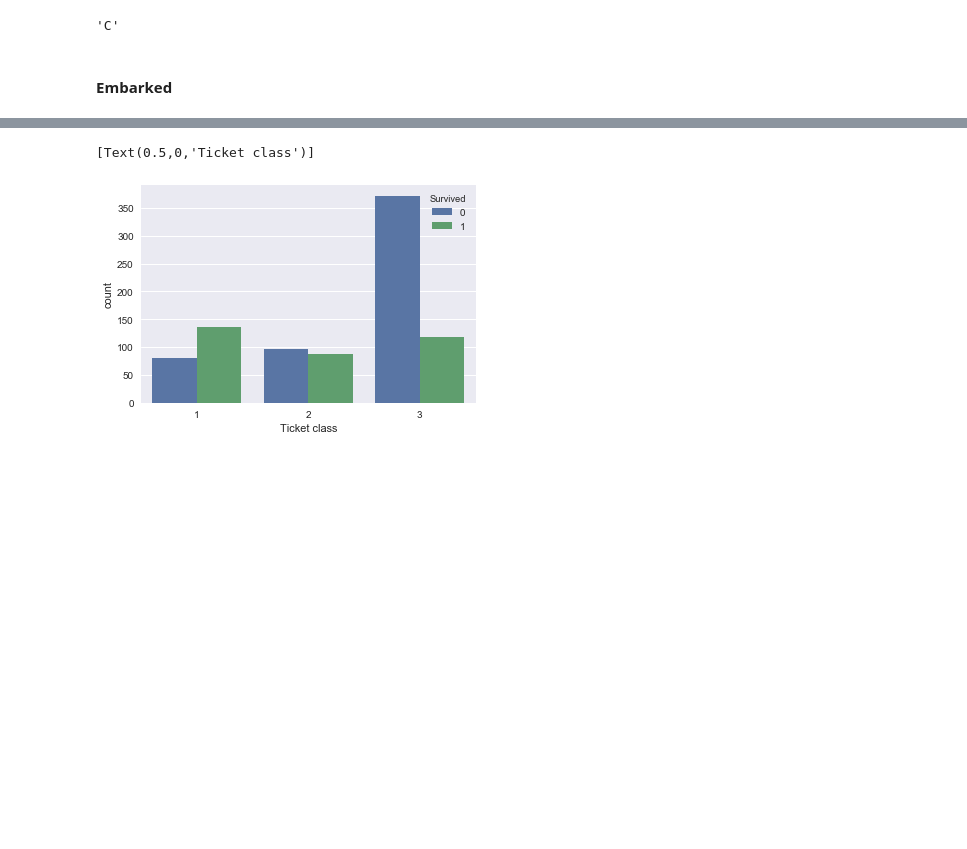
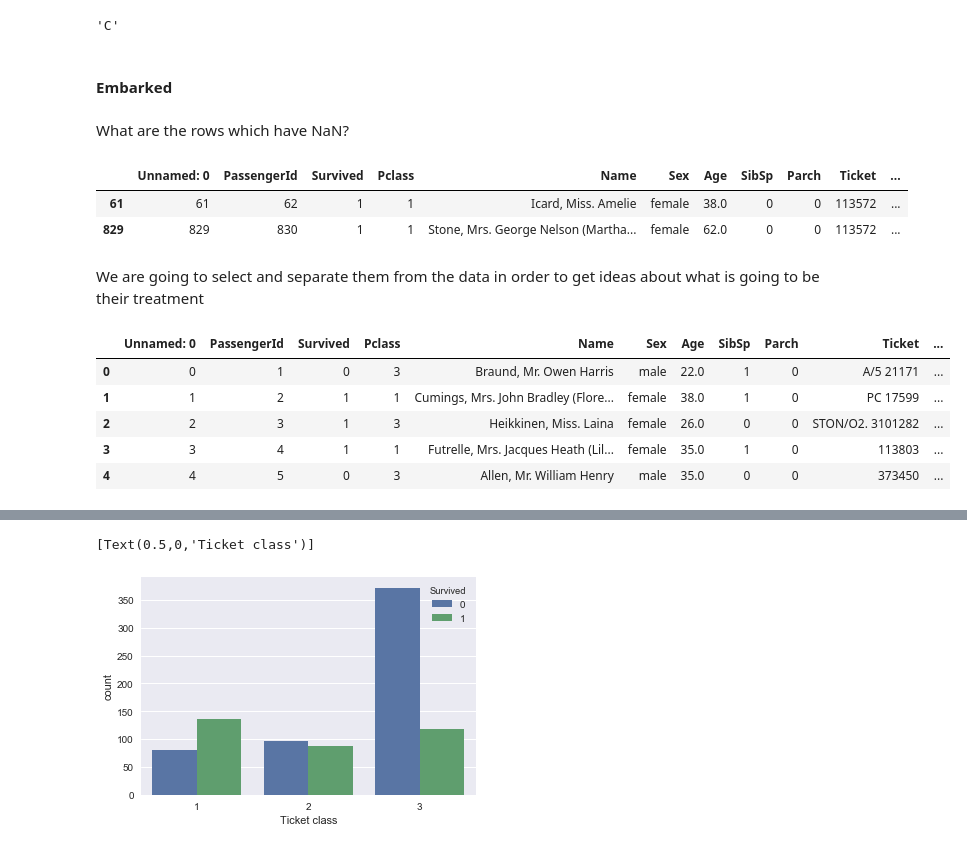
Before and after one commit to vinalyan/Data-Science, a Jupyter notebook: Challenges/kaggle/Titanic.ipynb, the cells around one changed output, grey strips where cells are left out. Saved outputs shown, nothing was run; the diff lists cells and outputs as text; code cells hidden in the pictures; blank space fills up the shorter version.

```diff
--- a/Challenges/kaggle/Titanic.ipynb
+++ b/Challenges/kaggle/Titanic.ipynb
@@ -389,3 +390,23 @@ serie  = pd.Series(deck_list)
 data = data.assign(Deck=serie).copy()
 # %% [markdown]
 #### Embarked
+# %% [markdown]
+What are the rows which have NaN?
+# %%
+data[data.Embarked.isnull()]
+# %% [output]
+|  | Unnamed: 0 | PassengerId | Survived | Pclass | Name | Sex | Age | SibSp | Parch | Ticket | ... |
+| 61 | 61 | 62 | 1 | 1 | Icard, Miss. Amelie | female | 38.0 | 0 | 0 | 113572 | ... |
+| 829 | 829 | 830 | 1 | 1 | Stone, Mrs. George Nelson (Martha... | female | 62.0 | 0 | 0 | 113572 | ... |
+# %% [markdown]
+We are going to select and separate them from the data in order to get ideas about what is going to be their treatment
+# %%
+data2 = data[data.Embarked.notna()].copy()
+data2.head()
+# %% [output]
+|  | Unnamed: 0 | PassengerId | Survived | Pclass | Name | Sex | Age | SibSp | Parch | Ticket | ... |
+| 0 | 0 | 1 | 0 | 3 | Braund, Mr. Owen Harris | male | 22.0 | 1 | 0 | A/5 21171 | ... |
+| 1 | 1 | 2 | 1 | 1 | Cumings, Mrs. John Bradley (Flore... | female | 38.0 | 1 | 0 | PC 17599 | ... |
+| 2 | 2 | 3 | 1 | 3 | Heikkinen, Miss. Laina | female | 26.0 | 0 | 0 | STON/O2. 3101282 | ... |
+| 3 | 3 | 4 | 1 | 1 | Futrelle, Mrs. Jacques Heath (Lil... | female | 35.0 | 1 | 0 | 113803 | ... |
+| 4 | 4 | 5 | 0 | 3 | Allen, Mr. William Henry | male | 35.0 | 0 | 0 | 373450 | ... |
```
Also changed, not shown: parts of 16 cells of this notebook.
